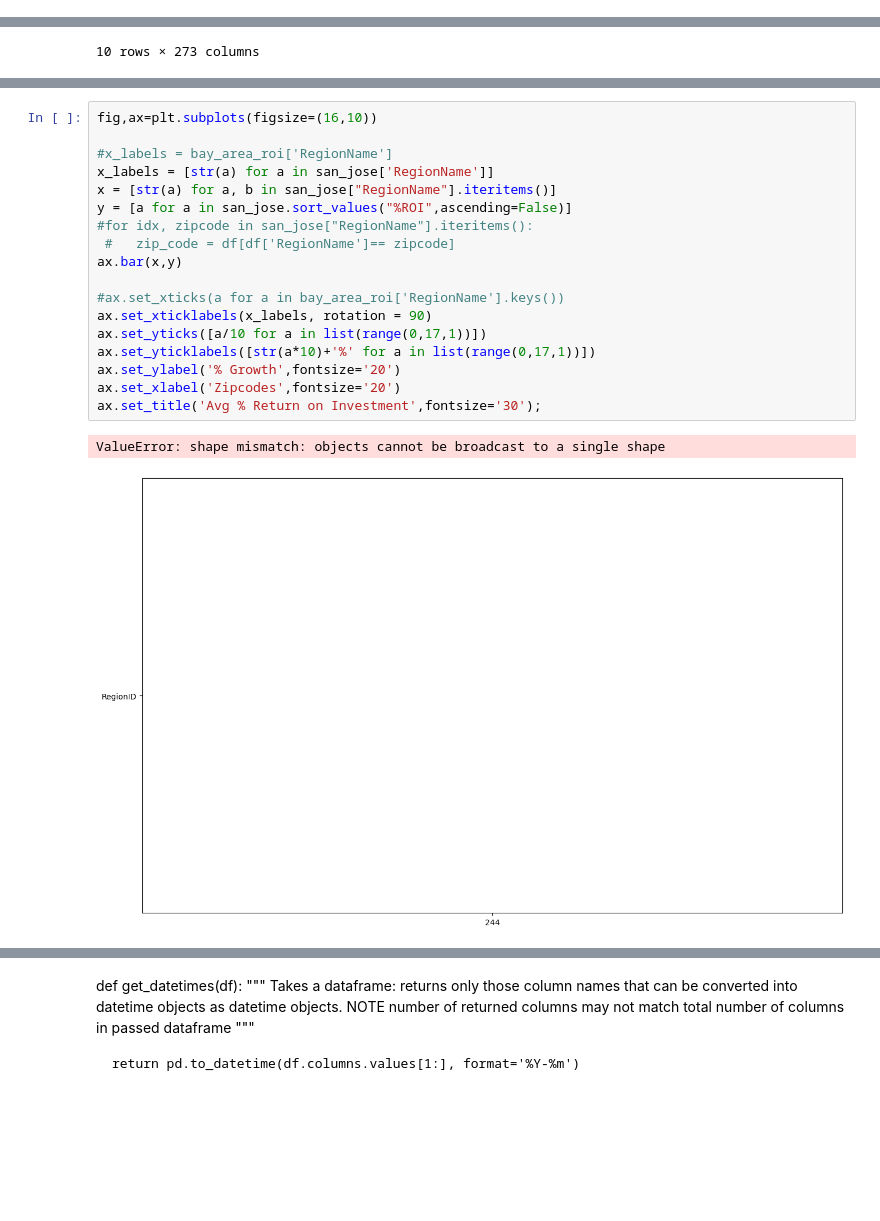
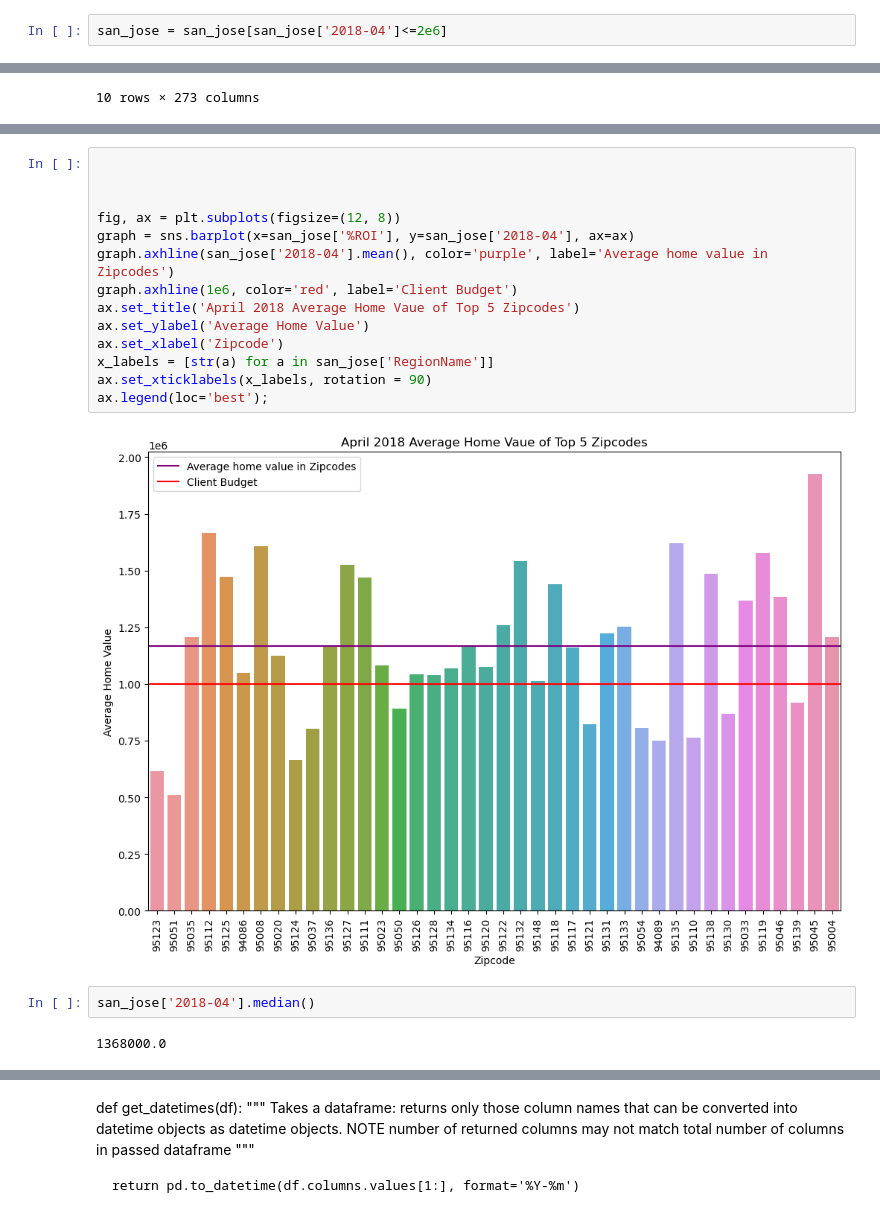
Before and after one commit to lalynjay/Time_series_analysis, a Jupyter notebook: Time_series_analysis.ipynb, the cells around one changed output, grey strips where cells are left out. Drawn from its saved outputs; the diff is of its cells as text; blank space fills up the shorter version.

Commit message:
made graphs

```diff
--- a/Time_series_analysis.ipynb
+++ b/Time_series_analysis.ipynb
@@ -240,0 +229,2 @@ ax.set_xlabel('Number of zipcodes in the City',fontsize=20);
+# %%
+san_jose = san_jose[san_jose['2018-04']<=2e6]
@@ -267,21 +287,20 @@ See the caveats in the documentation: https://pandas.pydata.org/pandas-docs/stab
 # %%
-fig,ax=plt.subplots(figsize=(16,10))
 
-#x_labels = bay_area_roi['RegionName']
+
+
+fig, ax = plt.subplots(figsize=(12, 8))
+graph = sns.barplot(x=san_jose['%ROI'], y=san_jose['2018-04'], ax=ax)
+graph.axhline(san_jose['2018-04'].mean(), color='purple', label='Average home value in Zipcodes')
+graph.axhline(1e6, color='red', label='Client Budget')
+ax.set_title('April 2018 Average Home Vaue of Top 5 Zipcodes')
+ax.set_ylabel('Average Home Value')
+ax.set_xlabel('Zipcode')
 x_labels = [str(a) for a in san_jose['RegionName']]
-x = [str(a) for a, b in san_jose["RegionName"].iteritems()]
-y = [a for a in san_jose.sort_values("%ROI",ascending=False)]
-#for idx, zipcode in san_jose["RegionName"].iteritems():
- #   zip_code = df[df['RegionName']== zipcode]
-ax.bar(x,y)
-
-#ax.set_xticks(a for a in bay_area_roi['RegionName'].keys())
 ax.set_xticklabels(x_labels, rotation = 90)
-ax.set_yticks([a/10 for a in list(range(0,17,1))])
-ax.set_yticklabels([str(a*10)+'%' for a in list(range(0,17,1))])
-ax.set_ylabel('% Growth',fontsize='20')
-ax.set_xlabel('Zipcodes',fontsize='20')
-ax.set_title('Avg % Return on Investment',fontsize='30');
+ax.legend(loc='best');
 # %% [output]
-ValueError: shape mismatch: objects cannot be broadcast to a single shape
-[figure, old version]
+[figure, new version]
+# %%
+san_jose['2018-04'].median()
+# %% [output]
+1368000.0
```
Also changed, not shown: parts of 49 cells of this notebook.
